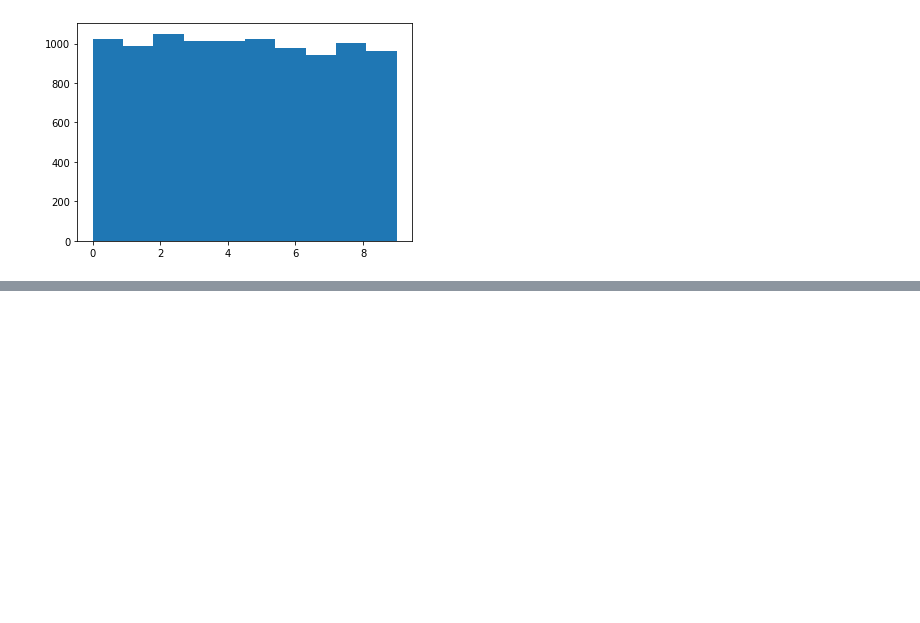
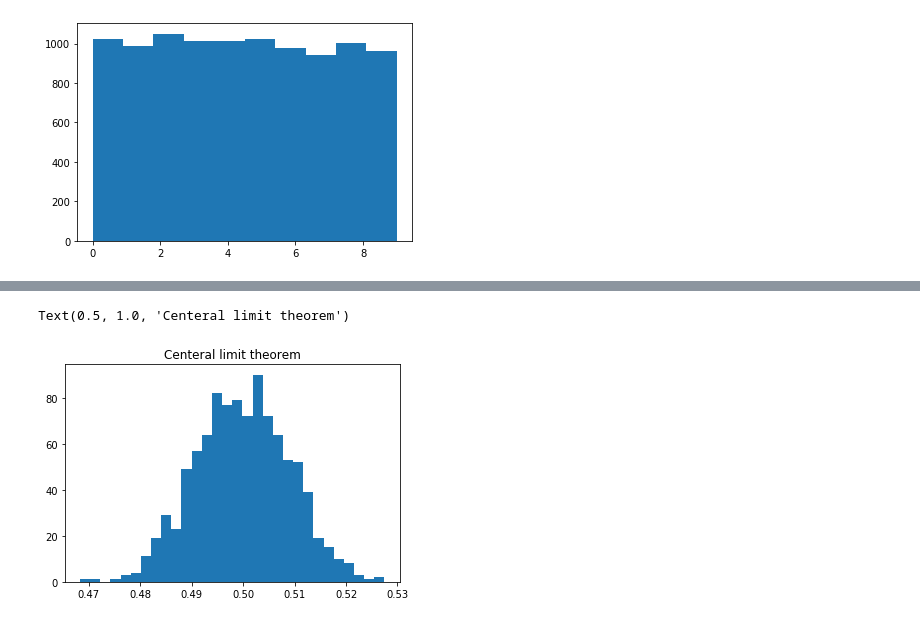
Before and after one commit to alifele/Montecarlo-and-Molecular-dynamics, a Jupyter notebook: Python/Random Numbers/Generating Random Numerrs.ipynb, the cells around one changed output, grey strips where cells are left out. Saved outputs shown, nothing was run; the diff lists cells and outputs as text; code cells hidden in the pictures; blank space fills up the shorter version.

```diff
--- a/Python/Random Numbers/Generating Random Numerrs.ipynb
+++ b/Python/Random Numbers/Generating Random Numerrs.ipynb
@@ -118,0 +154,7 @@ plt.hist(selected_rand, bins=10)
+# %%
+n,bins, patch = plt.hist(G_data,bins=30)
+
+plt.title('Centeral limit theorem')
+# %% [output]
+Text(0.5, 1.0, 'Centeral limit theorem')
+[figure, added]
```
Also changed, not shown: parts of 11 cells of this notebook, 2 other files.
